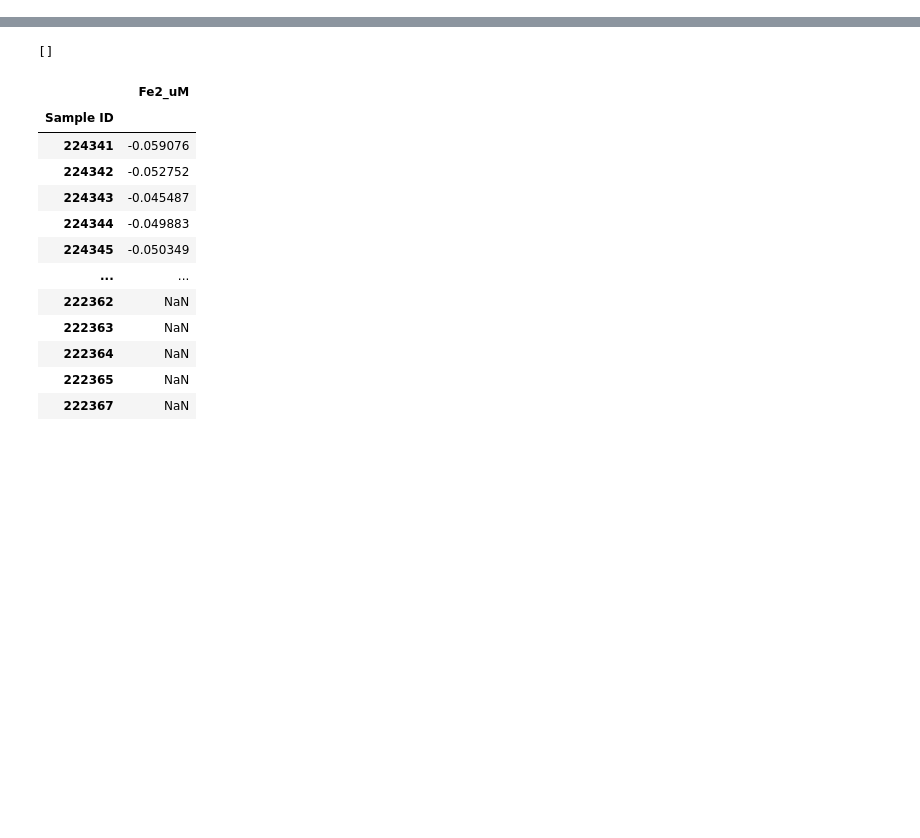
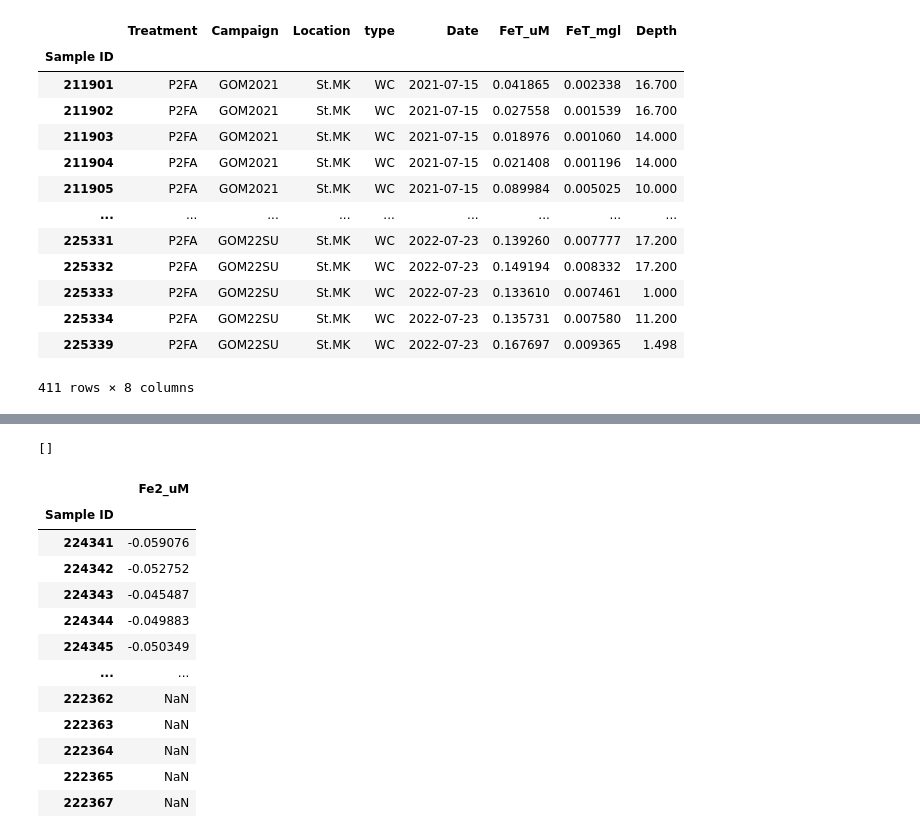
Before and after one commit to Hanna-the-explorer/Data_codes, a Jupyter notebook: Concat_iron_data.ipynb, the cells around one changed output, grey strips where cells are left out. Cells and saved outputs as stored; diff of their text form; code cells hidden in the pictures; blank space fills up the shorter version.

```diff
--- a/Concat_iron_data.ipynb
+++ b/Concat_iron_data.ipynb
@@ -138,3 +148,50 @@ df
+# %%
+# Start with the original code to combine all the DataFrames
+frames = []
+for f in files:
+    df = GET_DATA(f)  # runs the processing function
+    frames.append(df)  # adds the new col from each scan to a part of frames
+
+df = pd.concat(frames, axis=0, ignore_index=False)
+df.index = df.index.astype(float)
+
+# Drop rows with NaN index values
+df = df[df.index.notna()]
+
+df.index = df.index.astype(int).astype(str)
+
+# Drop rows where Notes column has value "X"
+df = df[df["Notes"] != "X"]
+
+# Drop the specified columns
+columns_to_drop = ["Notes", "Notes_CS", "Notes_BL", "Notes_LD", "Notes_MS"]
+df.drop(columns=columns_to_drop, inplace=True)
+
+# Rename columns
+df.rename(columns={"FeT Conc (mg/L)": "FeT_mgl", "FeT Conc (uM)": "FeT_uM"}, inplace=True)
+
+# Insert the new column 'type' with a constant value "WC"
+df["type"] = "WC"
+
+# Rearrange columns
+df = df[[ 'Treatment', 'Campaign', 'Location', 'type', 'Date', 'FeT_uM', 'FeT_mgl', 'Depth']]
+
+df
+# %% [output]
+|  | Treatment | Campaign | Location | type | Date | FeT_uM | FeT_mgl | Depth |
+| Sample ID |  |  |  |  |  |  |  |  |
+| 211901 | P2FA | GOM2021 | St.MK | WC | 2021-07-15 | 0.041865 | 0.002338 | 16.700 |
+| 211902 | P2FA | GOM2021 | St.MK | WC | 2021-07-15 | 0.027558 | 0.001539 | 16.700 |
+| 211903 | P2FA | GOM2021 | St.MK | WC | 2021-07-15 | 0.018976 | 0.001060 | 14.000 |
+| 211904 | P2FA | GOM2021 | St.MK | WC | 2021-07-15 | 0.021408 | 0.001196 | 14.000 |
+| 211905 | P2FA | GOM2021 | St.MK | WC | 2021-07-15 | 0.089984 | 0.005025 | 10.000 |
+| ... | ... | ... | ... | ... | ... | ... | ... | ... |
+| 225331 | P2FA | GOM22SU | St.MK | WC | 2022-07-23 | 0.139260 | 0.007777 | 17.200 |
+| 225332 | P2FA | GOM22SU | St.MK | WC | 2022-07-23 | 0.149194 | 0.008332 | 17.200 |
+| 225333 | P2FA | GOM22SU | St.MK | WC | 2022-07-23 | 0.133610 | 0.007461 | 1.000 |
+| 225334 | P2FA | GOM22SU | St.MK | WC | 2022-07-23 | 0.135731 | 0.007580 | 11.200 |
+| 225339 | P2FA | GOM22SU | St.MK | WC | 2022-07-23 | 0.167697 | 0.009365 | 1.498 |
+411 rows × 8 columns
 # %%
 for col in df.columns:
     print(col)
```
Also changed, not shown: parts of 6 cells of this notebook, 3 other files.
